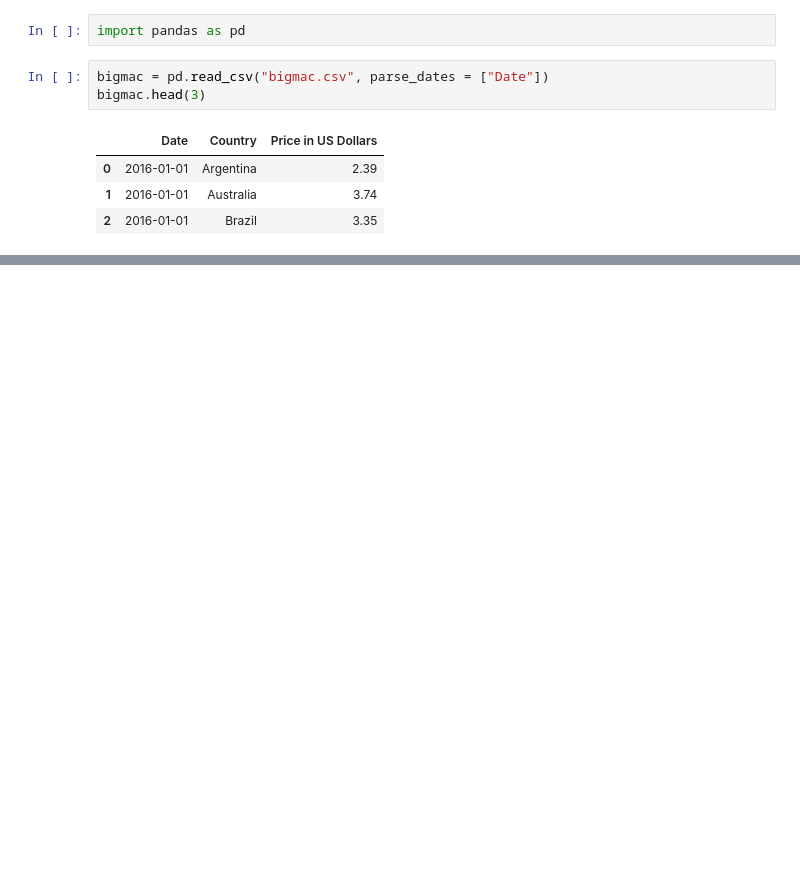
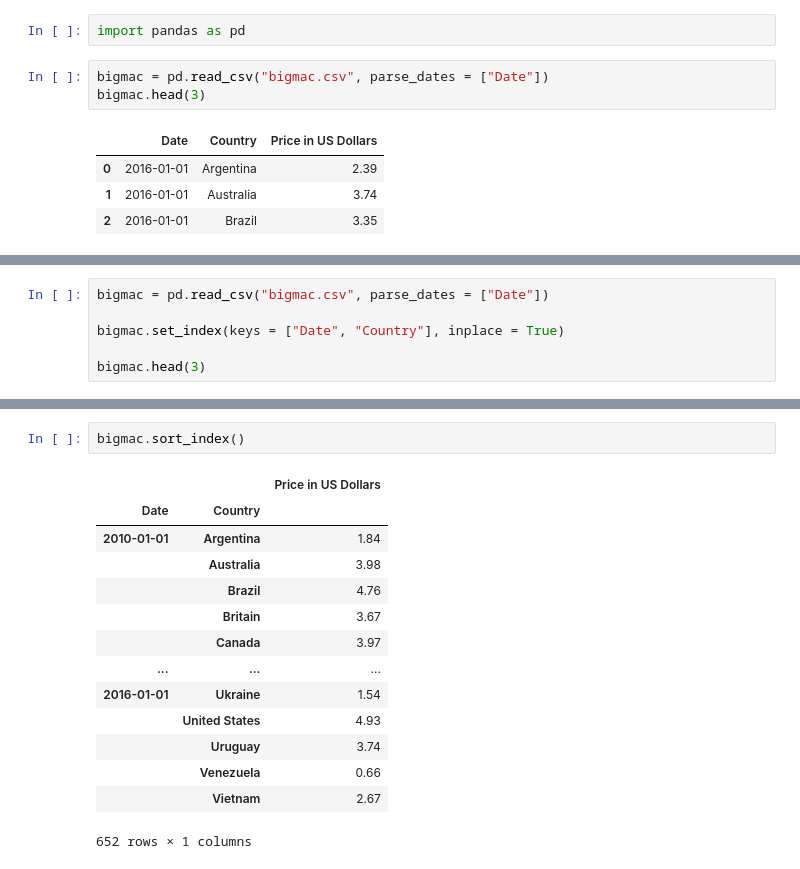
Before and after one commit to junclemente/tfs-pandas, a Jupyter notebook: MultiIndex.ipynb, the cells around one changed output, grey strips where cells are left out. Cells and saved outputs as stored; diff of their text form; blank space fills up the shorter version.

```diff
--- a/MultiIndex.ipynb
+++ b/MultiIndex.ipynb
@@ -17,0 +37,6 @@ dtype: object
+# %%
+bigmac = pd.read_csv("bigmac.csv", parse_dates = ["Date"])
+
+bigmac.set_index(keys = ["Date", "Country"], inplace = True)
+
+bigmac.head(3)
@@ -17,0 +49,17 @@ dtype: object
+# %%
+bigmac.sort_index()
+# %% [output]
+|  |  | Price in US Dollars |
+| Date | Country |  |
+| 2010-01-01 | Argentina | 1.84 |
+|  | Australia | 3.98 |
+|  | Brazil | 4.76 |
+|  | Britain | 3.67 |
+|  | Canada | 3.97 |
+| ... | ... | ... |
+| 2016-01-01 | Ukraine | 1.54 |
+|  | United States | 4.93 |
+|  | Uruguay | 3.74 |
+|  | Venezuela | 0.66 |
+|  | Vietnam | 2.67 |
+652 rows × 1 columns
```
Also changed, not shown: parts of 26 cells of this notebook.
